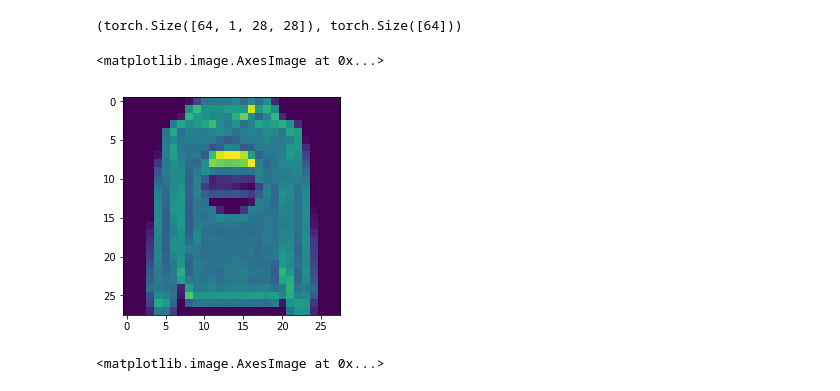
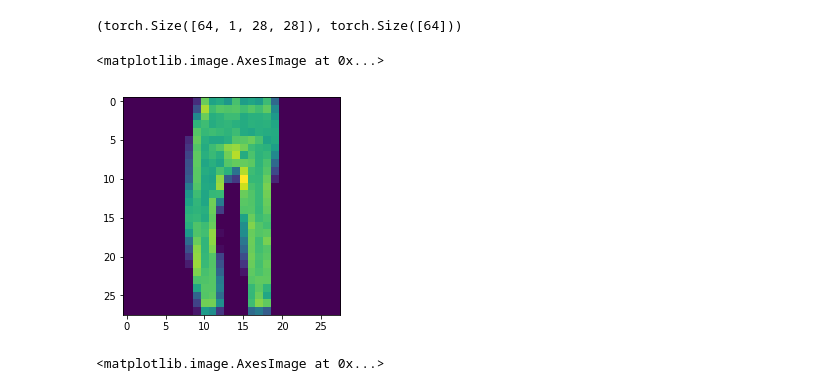
Before and after one commit to raynardj/python4ml, a Jupyter notebook: 3.5_from_keras_to_pytorch.ipynb, the cells around one changed output. Drawn from its saved outputs; the diff is of its cells as text; code cells hidden in the pictures.

```diff
--- a/3.5_from_keras_to_pytorch.ipynb
+++ b/3.5_from_keras_to_pytorch.ipynb
@@ -60,7 +60,7 @@ transform = transforms.Compose([transforms.Resize((28,28)),
 # %% [markdown]
 Download the train data
 # %%
-ds = FashionMNIST("data/fm",train = True,
+ds = FashionMNIST("/data/fm",train = True,
               transform=transform,
               download=True, # Set this to False second time you ran it
              )
@@ -104,10 +104,10 @@ x.size(),y.size()
 from matplotlib import pyplot as plt
 %matplotlib inline
 # %%
-plt.imshow(x.numpy()[0].reshape(28,28))
+plt.imshow(x.numpy()[18].reshape(28,28))
 # %% [output]
 <matplotlib.image.AxesImage at 0x...>
-[figure, old version]
+[figure, new version]
 # %%
 plt.imshow(x.numpy()[1].reshape(28,28))
 # %% [output]
```
Also changed, not shown: parts of 8 cells of this notebook.
